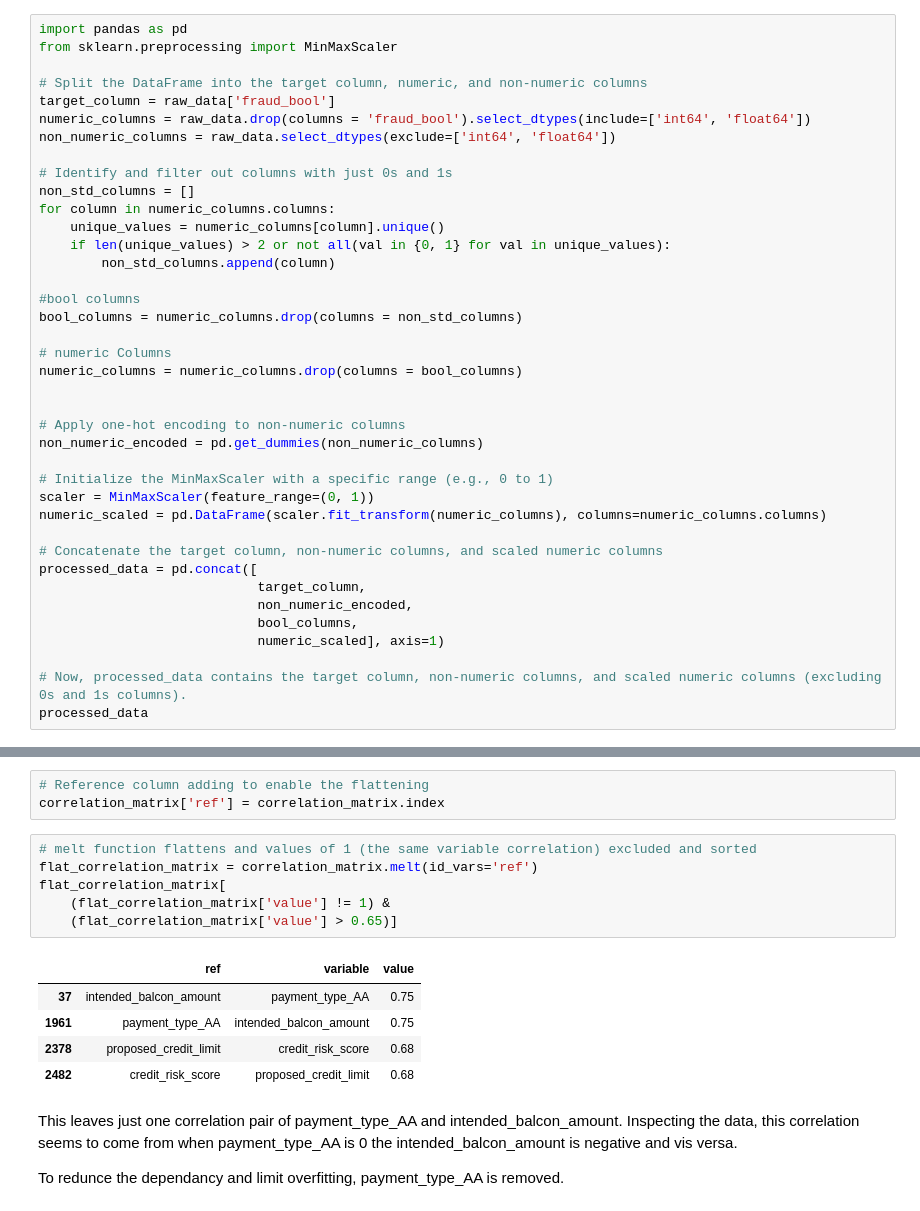
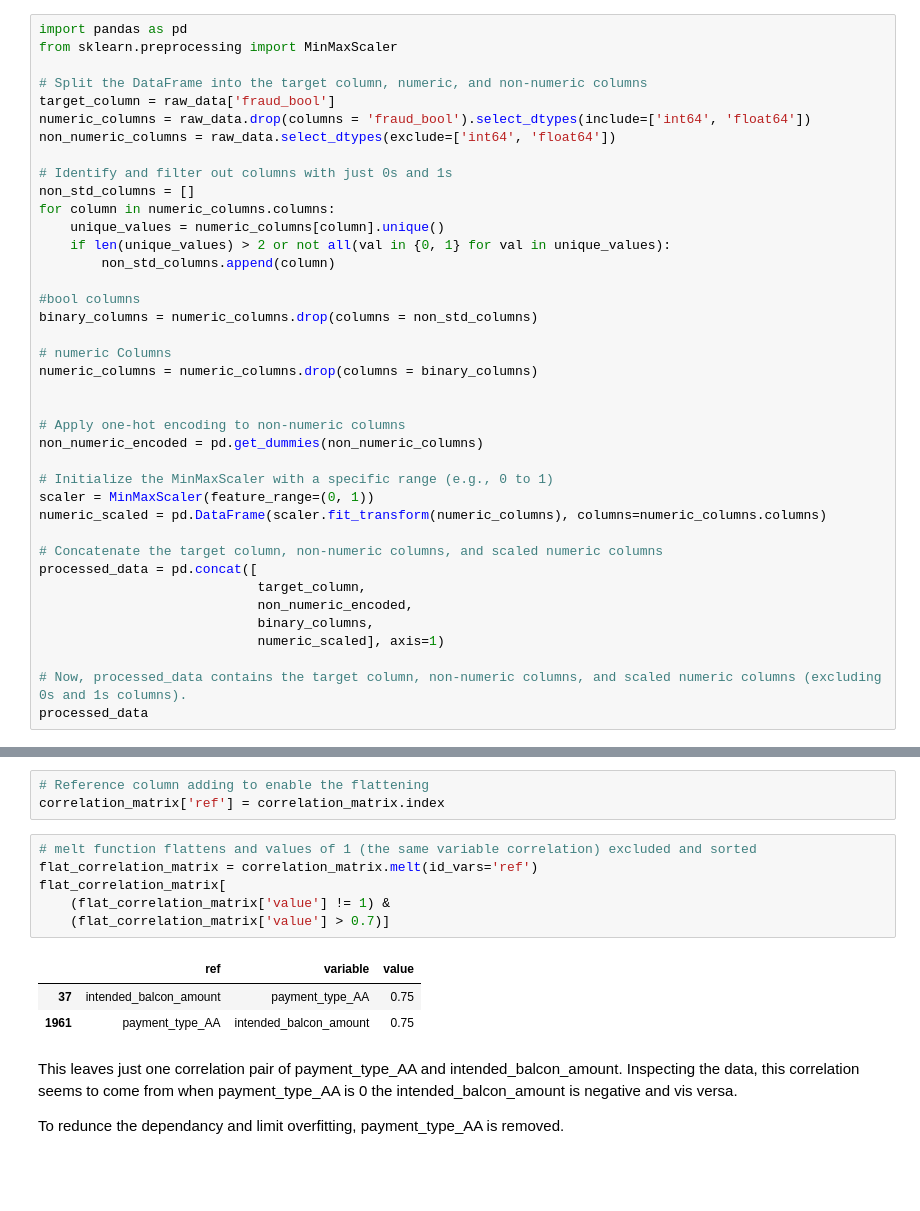
Before and after one commit to rcwylie/Fraudulent_payments, a Jupyter notebook: n_Code.ipynb, the cells around one changed output, grey strips where cells are left out. Saved outputs shown, nothing was run; the diff lists cells and outputs as text; blank space fills up the shorter version.

```diff
--- a/n_Code.ipynb
+++ b/n_Code.ipynb
@@ -103,10 +122,10 @@ for column in numeric_columns.columns:
         non_std_columns.append(column)
 
 #bool columns
-bool_columns = numeric_columns.drop(columns = non_std_columns)
+binary_columns = numeric_columns.drop(columns = non_std_columns)
 
 # numeric Columns
-numeric_columns = numeric_columns.drop(columns = bool_columns)
+numeric_columns = numeric_columns.drop(columns = binary_columns)
 
 
 # Apply one-hot encoding to non-numeric columns
@@ -120,7 +139,7 @@ numeric_scaled = pd.DataFrame(scaler.fit_transform(numeric_columns), columns=num
 processed_data = pd.concat([
                             target_column,
                             non_numeric_encoded,
-                            bool_columns,
+                            binary_columns,
                             numeric_scaled], axis=1)
 
 # Now, processed_data contains the target column, non-numeric columns, and scaled numeric columns (excluding 0s and 1s columns).
@@ -443,15 +477,13 @@ correlation_matrix['ref'] = correlation_matrix.index
 # %%
 # melt function flattens and values of 1 (the same variable correlation) excluded and sorted
 flat_correlation_matrix = correlation_matrix.melt(id_vars='ref')
 flat_correlation_matrix[
     (flat_correlation_matrix['value'] != 1) &
-    (flat_correlation_matrix['value'] > 0.65)]
+    (flat_correlation_matrix['value'] > 0.7)]
 # %% [output]
 |  | ref | variable | value |
 | 37 | intended_balcon_amount | payment_type_AA | 0.75 |
 | 1961 | payment_type_AA | intended_balcon_amount | 0.75 |
-| 2378 | proposed_credit_limit | credit_risk_score | 0.68 |
-| 2482 | credit_risk_score | proposed_credit_limit | 0.68 |
 # %% [markdown]
 This leaves just one correlation pair of payment_type_AA and intended_balcon_amount. Inspecting the data, this correlation seems to come from when payment_type_AA is 0 the intended_balcon_amount is negative and vis versa.
 
```
Also changed, not shown: parts of 49 cells of this notebook.
